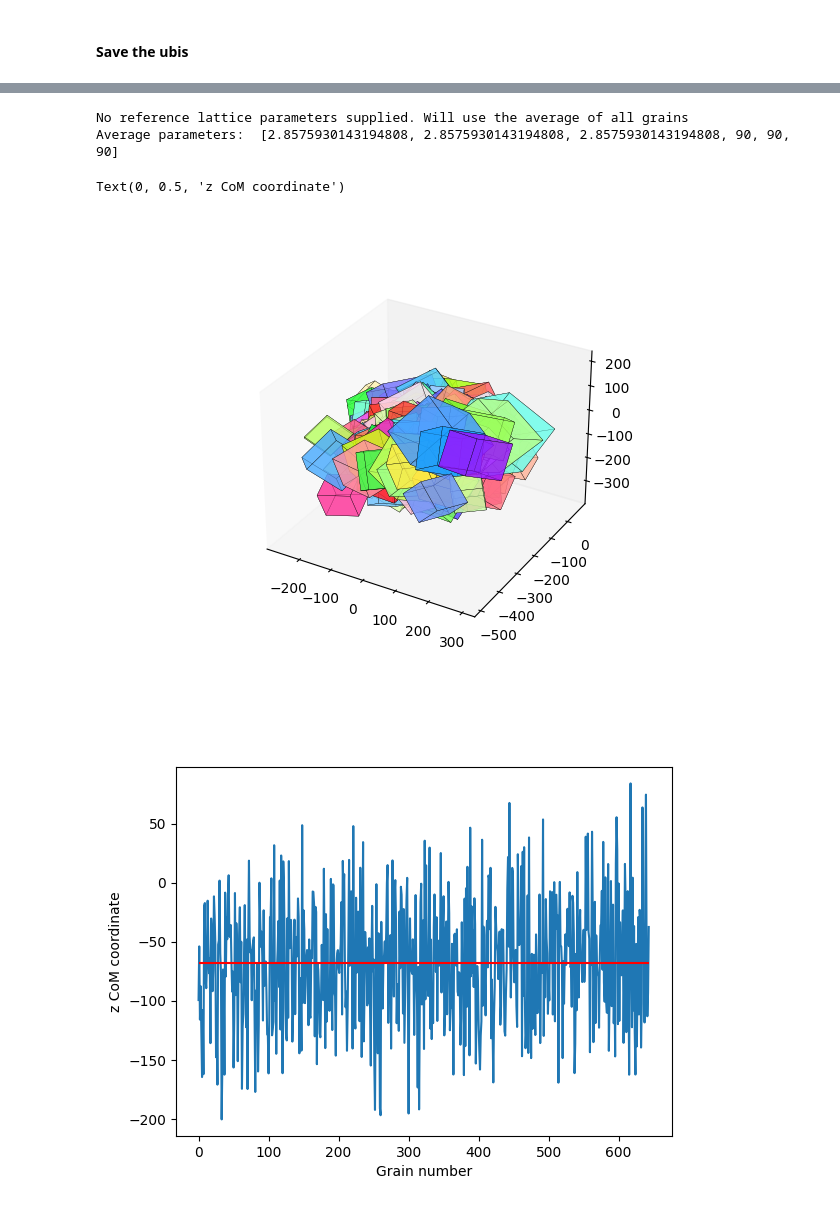
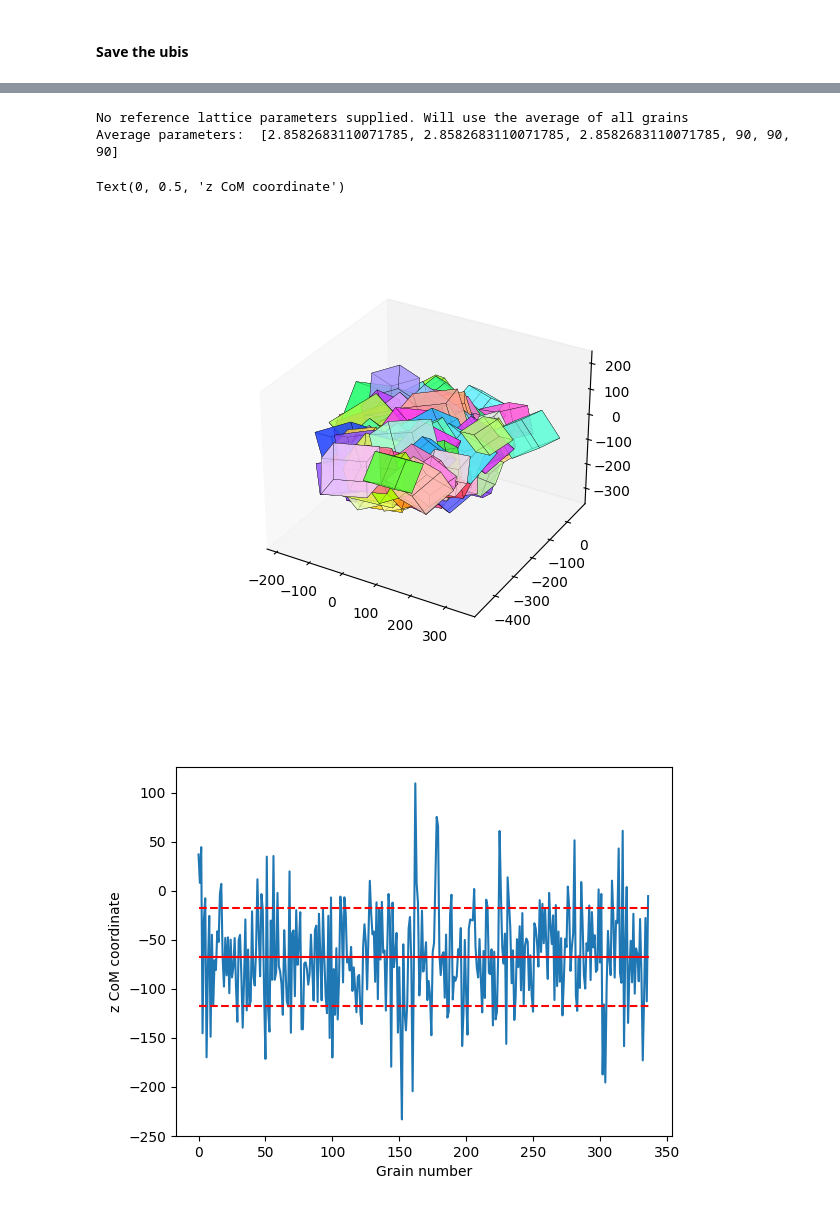
Before and after one commit to jhektor/DDDXRD, a Jupyter notebook: notebooks/indexing_linebeam_ID11.ipynb, the cells around one changed output, grey strips where cells are left out. Saved outputs shown, nothing was run; the diff lists cells and outputs as text; code cells hidden in the pictures.

```diff
--- a/notebooks/indexing_linebeam_ID11.ipynb
+++ b/notebooks/indexing_linebeam_ID11.ipynb
@@ -390,9 +354,6 @@ Done refining positions too
 # %%
-%time
-#This is for unknown reason a lot slower than running makemap.py
-if 1:
-    mapped_grains = domap(cf, grains, OmSlop=0.25, tolseq=[0.05])
-    mapped_grains = domap(cf, mapped_grains, OmSlop=0.25, tolseq=[0.05])
-    mapname = os.path.join(analysisroot,sample,f'{scan_name}_{scan_id}.map')
-    ImageD11.grain.write_grain_file(mapname, mapped_grains)
+%%time
+mapped_grains = domap(cf, grains, OmSlop=0.25, tolseq=[0.05,0.03])
+mapname = os.path.join(analysisroot,sample,scan_name,f'{scan_name}_{scan_id}.map')
+ImageD11.grain.write_grain_file(mapname, mapped_grains)
 # %% [output]
@@ -416,16 +362,18 @@ Iteration = 60   Best = 1051.727329   Worst = 1051.727441
 # %%
 from dddxrd.visualization import Grainmap
-gm = Grainmap.Grainmap('/Users/al8720/Library/CloudStorage/OneDrive-Malmöuniversitet/projects/castIron/ESRF22/analysis_23/tdxrd/linebeam/SiMo1000_6_v2/script.map')
+gm = Grainmap.Grainmap(mapname)
 fig,ax = gm.plot_3d_map()
 zs = [g.translation[2] for g in gm.grains]
 plt.figure()
 plt.plot(zs)
 plt.hlines(np.mean(zs),0,len(gm.grains),'r')
+plt.hlines(np.mean(zs)-np.std(zs),0,len(gm.grains),'r',linestyles='dashed')
+plt.hlines(np.mean(zs)+np.std(zs),0,len(gm.grains),'r',linestyles='dashed')
 plt.xlabel('Grain number')
 plt.ylabel('z CoM coordinate')
 # %% [output]
 No reference lattice parameters supplied. Will use the average of all grains
-Average parameters:  [2.8575930143194808, 2.8575930143194808, 2.8575930143194808, 90, 90, 90]
+Average parameters:  [2.8582683110071785, 2.8582683110071785, 2.8582683110071785, 90, 90, 90]
 Text(0, 0.5, 'z CoM coordinate')
-[figure, old version]
+[figure, new version]
-[figure, old version]
+[figure, new version]
```
Also changed, not shown: parts of 20 cells of this notebook.
